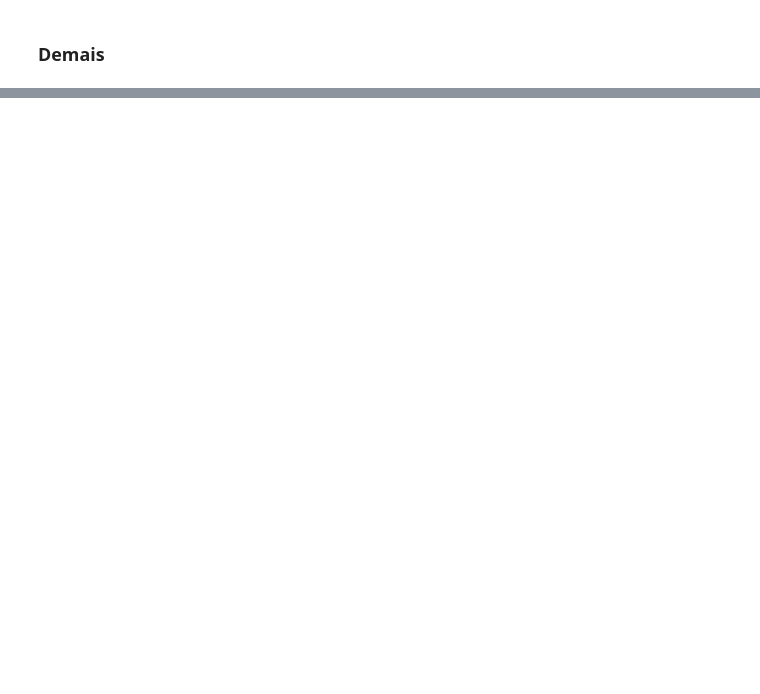
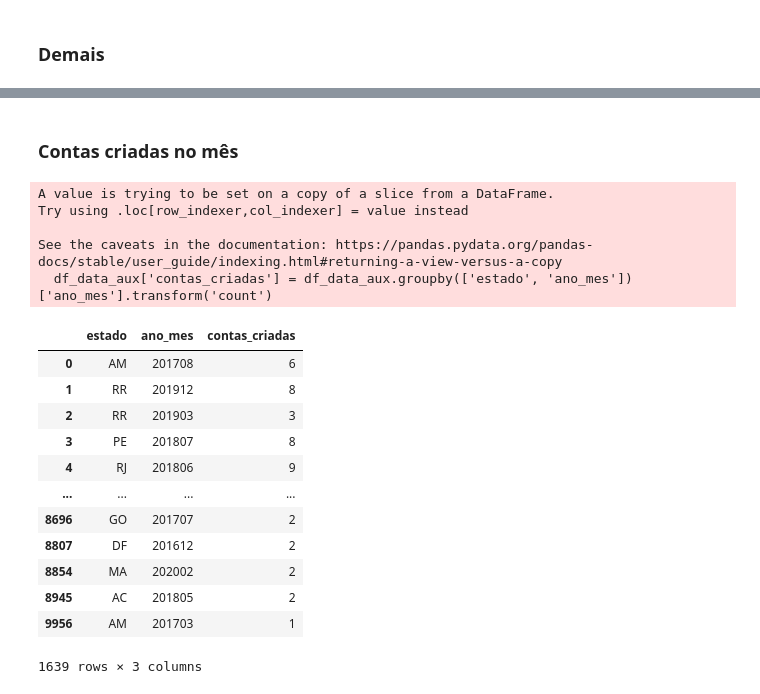
Before and after one commit to RGonzalesR/churn_analysis, a Jupyter notebook: main.ipynb, the cells around one changed output, grey strips where cells are left out. Saved outputs shown, nothing was run; the diff lists cells and outputs as text; code cells hidden in the pictures; blank space fills up the shorter version.

```diff
--- a/main.ipynb
+++ b/main.ipynb
@@ -165,0 +185,8 @@ df_usuario
+# %%
+df_data = pd.DataFrame()
+df_data[['data_inicio', 'data_fim', 'estado']] = df_raw[['created_at', 'deleted_at', 'state']]
+df_data['data_inicio'] = obj_to_datetime(df_data['data_inicio']).dt.strftime('%Y%m')
+df_data['data_fim'] = obj_to_datetime(df_data['data_fim'])
+df_data['data_fim'] = df_data['data_fim'].fillna(pd.to_datetime('now')).dt.strftime('%Y%m')
+df_data['ano_mes'] = df_data['data_inicio']
+df_data
@@ -165,0 +207,27 @@ df_usuario
+# %% [markdown]
+### Contas criadas no mês
+# %%
+df_data_aux = df_data[['estado', 'ano_mes']]
+# %%
+df_data_aux['contas_criadas'] = df_data_aux.groupby(['estado', 'ano_mes'])['ano_mes'].transform('count')
+df_data_aux = df_data_aux.drop_duplicates()
+df_data_aux
+# %% [output]
+A value is trying to be set on a copy of a slice from a DataFrame.
+Try using .loc[row_indexer,col_indexer] = value instead
+
+See the caveats in the documentation: https://pandas.pydata.org/pandas-docs/stable/user_guide/indexing.html#returning-a-view-versus-a-copy
+  df_data_aux['contas_criadas'] = df_data_aux.groupby(['estado', 'ano_mes'])['ano_mes'].transform('count')
+|  | estado | ano_mes | contas_criadas |
+| 0 | AM | 201708 | 6 |
+| 1 | RR | 201912 | 8 |
+| 2 | RR | 201903 | 3 |
+| 3 | PE | 201807 | 8 |
+| 4 | RJ | 201806 | 9 |
+| ... | ... | ... | ... |
+| 8696 | GO | 201707 | 2 |
+| 8807 | DF | 201612 | 2 |
+| 8854 | MA | 202002 | 2 |
+| 8945 | AC | 201805 | 2 |
+| 9956 | AM | 201703 | 1 |
+1639 rows × 3 columns
```
Also changed, not shown: parts of 22 cells of this notebook, 3 other files.
